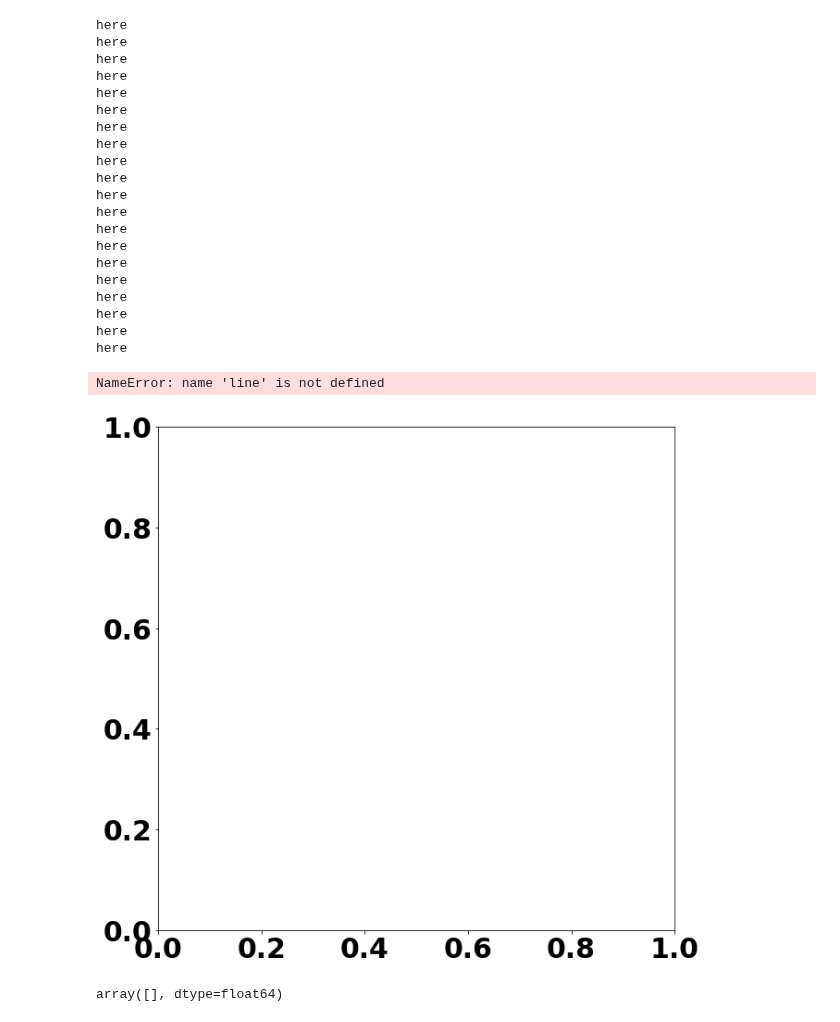
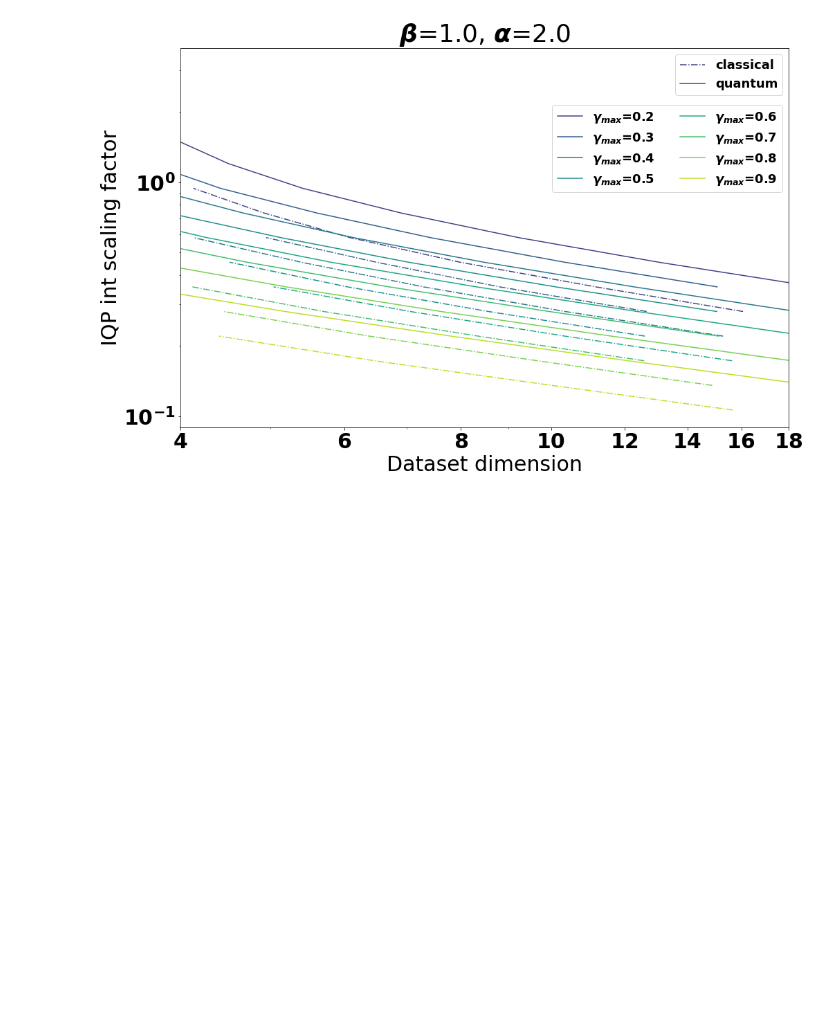
Before and after one commit to lslattery11/quantum_kernel, a Jupyter notebook: notebooks/data_visualization/iqp_just_interactions_test_decay.ipynb, the cells around one changed output. Drawn from its saved outputs; the diff is of its cells as text; code cells hidden in the pictures; blank space fills up the shorter version.

```diff
--- a/notebooks/data_visualization/iqp_just_interactions_test_decay.ipynb
+++ b/notebooks/data_visualization/iqp_just_interactions_test_decay.ipynb
@@ -65,7 +66,7 @@ colormap=cm.viridis
 gammas=[0.2,0.3,0.4,0.5,0.6,0.7,0.8,0.9]
 alpha=2.0
 beta=1.0
-fig, axs = plt.subplots(1,figsize=(10,10))
+fig, axs = plt.subplots(1,figsize=(15,10))
 ax=axs
 filter={'beta': beta,'alpha': alpha}
 
@@ -78,63 +79,40 @@ for gamma in gammas:
     test_sfs=list(set(quantum_df.int_scaling_factor))
     test_sfs.sort()
     q_curve=get_eigenvalue_scaling(quantum_df,gamma,test_sfs,key='int_scaling_factor')
     test_sfs=list(set(classical_df.int_scaling_factor))
     test_sfs.sort()
     c_curve=get_eigenvalue_scaling(classical_df,gamma,test_sfs,key='int_scaling_factor')
     label=r'$\gamma_{max}$='+str(gamma)
     color=colormap(gamma)
     try:
-        line=ax.errorbar(q_curve[:,0],q_curve[:,1],label=label,color=color,fmt='-o')
+        line=ax.errorbar(q_curve[:,0],q_curve[:,1],label=label,color=color,fmt='-')
         lines.append(line[0])
-
     except:
         pass
-    #_=ax.errorbar(c_curve[:,0],c_curve[:,1],color=color,ls='-.')
+    _=ax.errorbar(c_curve[:,0],c_curve[:,1],color=color,ls='-.')
     handles.append(label)
 
 ax.set_xlabel('Dataset dimension')
 ax.set_ylabel('IQP int scaling factor')
-ax.set_xlim([4,20])
+ax.set_xlim([4,18])
 #ax.set_ylim([10**(-1),2*10**0])
 ax.set_yscale('log')
 ax.set_xscale('log')
+ax.set_xticks(np.arange(4, 20, step=2))  # Set label locations.
+ax.xaxis.set_major_formatter(FormatStrFormatter('%.f'))
+
 ax.set_title(r'$\beta$='+str(beta)+r', $\alpha$='+str(alpha))
 
 fig.legend(lines,handles,bbox_to_anchor=(0.95,0.8),fontsize=18,ncol=2)
 lines=[
 Line2D([0,0],[0.1,1],ls='-.',color=colormap(0.2)),
 Line2D([0,0],[0.1,1],ls='-',color=colormap(0.2))
 ]
 extra_legend = plt.legend(lines, ["classical","quantum"], loc=1,fontsize=18)
 fig.tight_layout()
 #fig.savefig(f'{save_folder}IQP_fixed_gamma_decay_curves_plots.png')
 # %% [output]
-here
-here
-here
-here
-here
-here
-here
-here
-here
-here
-here
-here
-here
-here
-here
-here
-here
-here
-here
-here
-NameError: name 'line' is not defined
-[figure, old version]
+[figure, new version]
-# %%
-q_curve
-# %% [output]
-array([], dtype=float64)
 # %%
 colormap=cm.viridis
 
```
Also changed, not shown: parts of 7 cells of this notebook, 1 other file.
